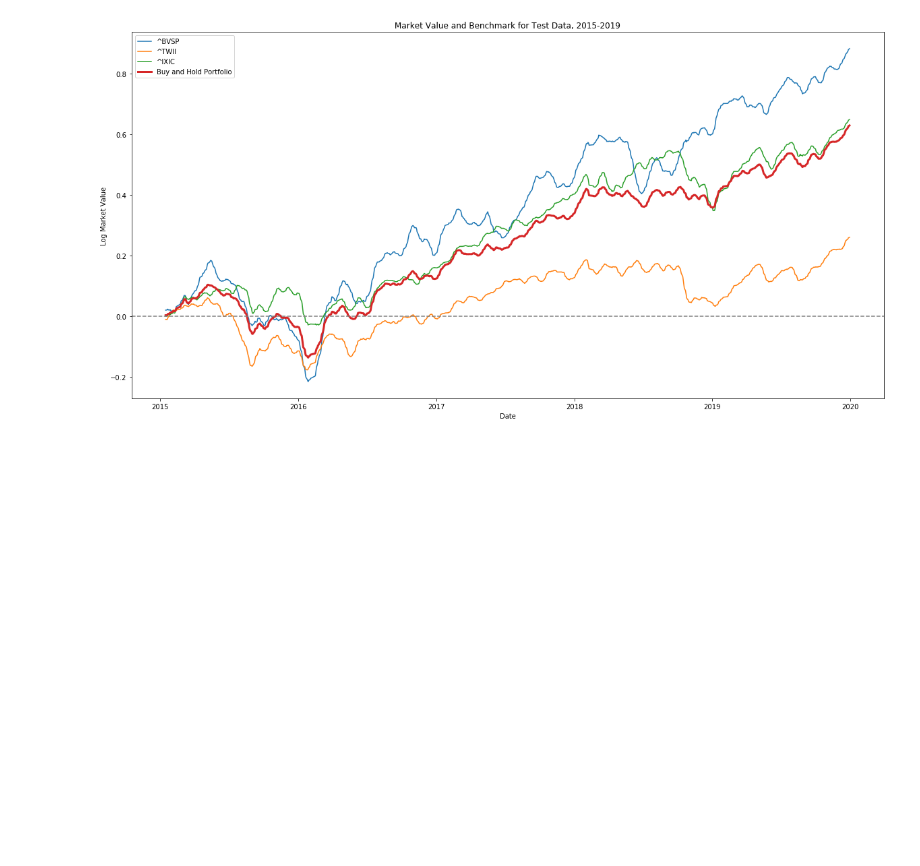
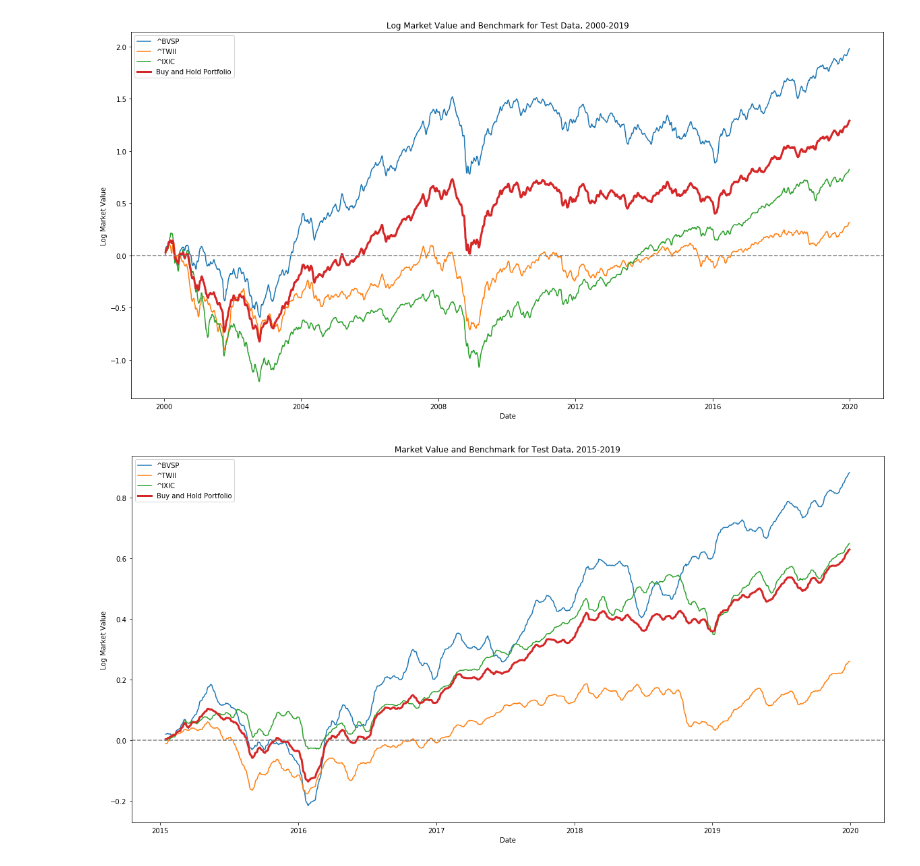
Before and after one commit to lzcaisg/reinforcement_trader, a Jupyter notebook: 0317 - Draw Benchmark.ipynb, the cells around one changed output. Cells and saved outputs as stored; diff of their text form; code cells hidden in the pictures; blank space fills up the shorter version.

```diff
--- a/0317 - Draw Benchmark.ipynb
+++ b/0317 - Draw Benchmark.ipynb
@@ -57,6 +57,13 @@ def plot_benchmark(start_date, end_date, title):
     plt.title(title)
     plt.legend()
     plt.show()
+# %%
+start_date = pd.to_datetime("2000-01-01")
+end_date = pd.to_datetime("2019-12-31")
+
+plot_benchmark(start_date, end_date, "Log Market Value and Benchmark for Test Data, 2000-2019")
+# %% [output]
+[figure, added]
 # %%
 start_date = pd.to_datetime("2015-01-01")
 end_date = pd.to_datetime("2019-12-31")
```
Also changed, not shown: 16 other files.
